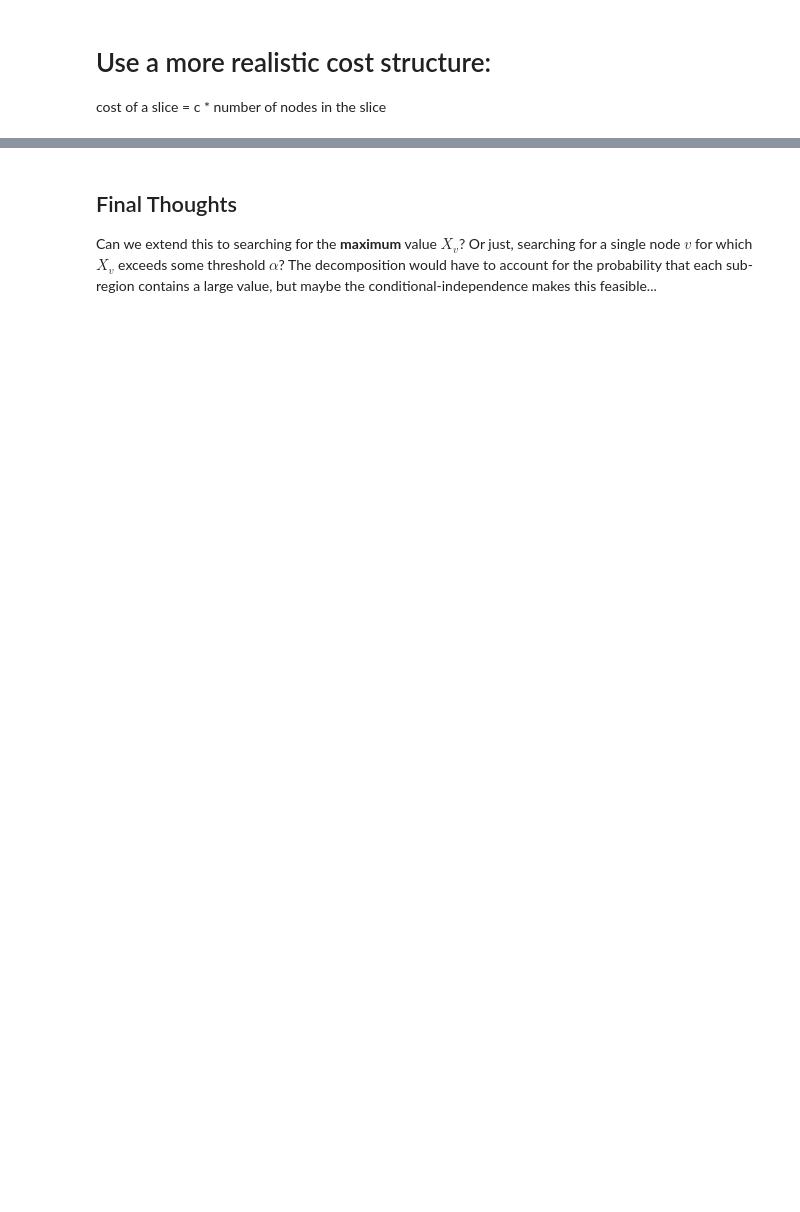
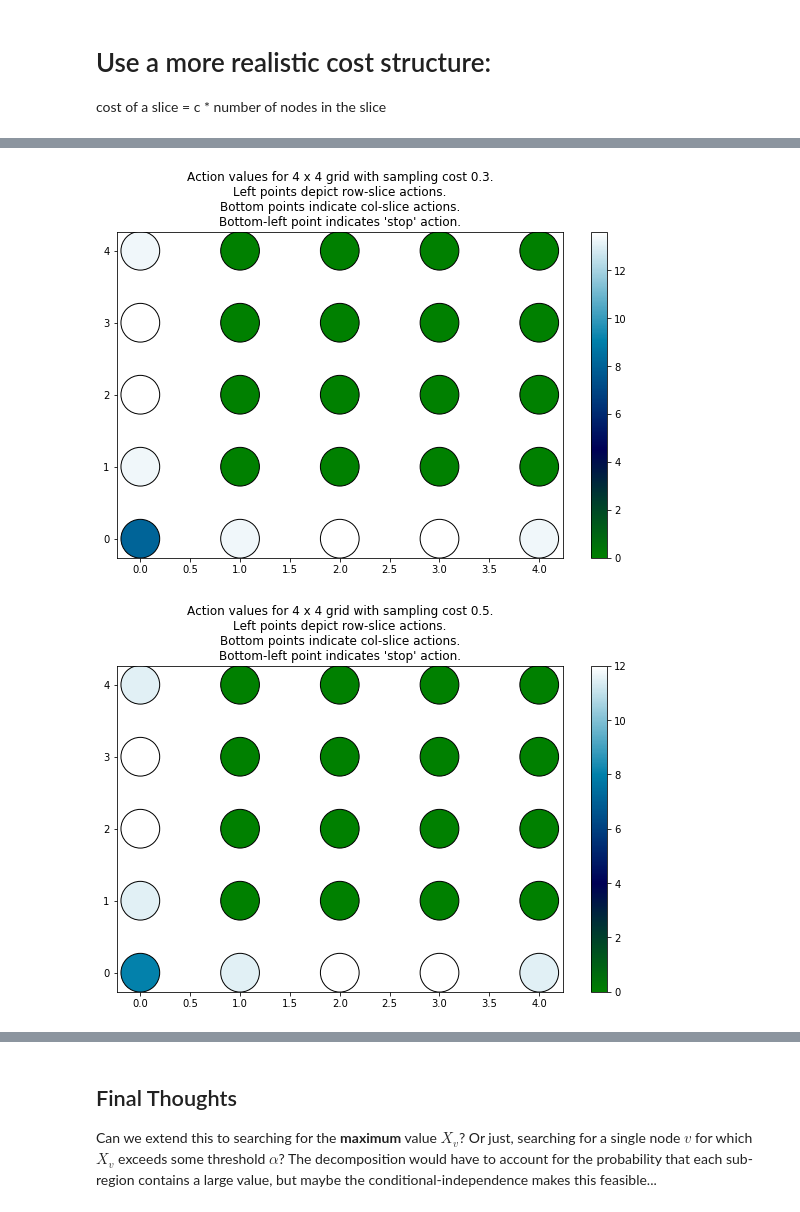
Before and after one commit to masseyc1/multistepbayesopt, a Jupyter notebook: Multistep Bayesian Optimization over a Markov Random Field.ipynb, the cells around one changed output, grey strips where cells are left out. Cells and saved outputs as stored; diff of their text form; code cells hidden in the pictures; blank space fills up the shorter version.

```diff
--- a/Multistep Bayesian Optimization over a Markov Random Field.ipynb
+++ b/Multistep Bayesian Optimization over a Markov Random Field.ipynb
@@ -378,0 +484,7 @@ Done filling in (m,n) = (1, 4)
+# %%
+plot_init_slice_values(0.3,4)
+plot_init_slice_values(0.5,4)
+plot_init_slice_values(0.7,4)
+# %% [output]
+[figure, added]
+[figure, added]
```
Also changed, not shown: parts of 26 cells of this notebook, 19 other files.
